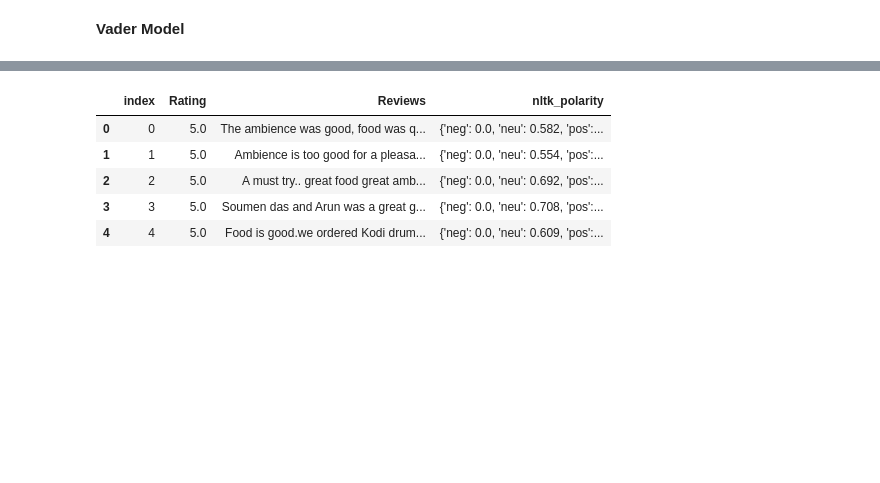
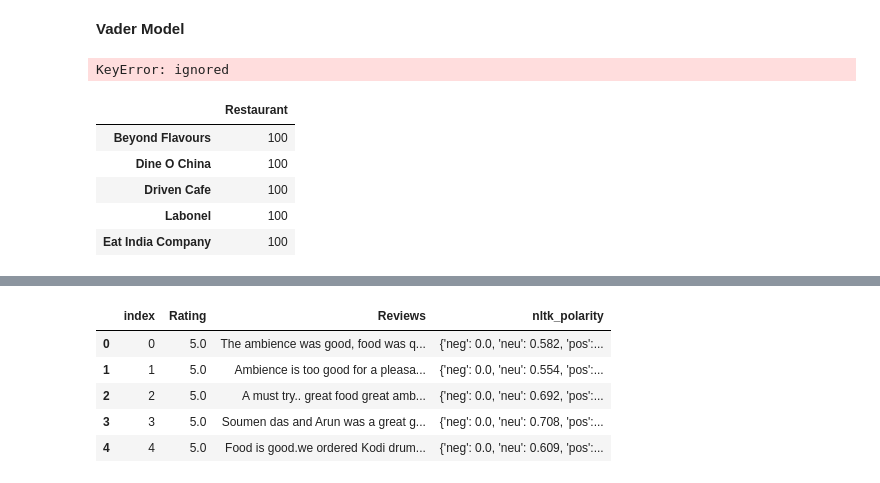
Before and after one commit to SethupathyM/Unsupervised_ML_Clustering_and_Sentiment_Analysis_Zomato_Restaurant, a Jupyter notebook: Zomato_Restaurant_Clustering_and_Sentiment_Analysis_.ipynb, the cells around one changed output, grey strips where cells are left out. Drawn from its saved outputs; the diff is of its cells as text; code cells hidden in the pictures; blank space fills up the shorter version.

```diff
--- a/Zomato_Restaurant_Clustering_and_Sentiment_Analysis_.ipynb
+++ b/Zomato_Restaurant_Clustering_and_Sentiment_Analysis_.ipynb
@@ -1119,0 +1122,4 @@ len(df_r['Reviewer'].value_counts())
+# %%
+merged_df = pd.merge(df_r, df, how="right", on='Name')
+# %% [output]
+KeyError: ignored
@@ -1119,0 +1132,10 @@ len(df_r['Reviewer'].value_counts())
+# %%
+rest = pd.DataFrame(df_r_copy['Restaurant'].value_counts())
+rest.head()
+# %% [output]
+|  | Restaurant |
+| Beyond Flavours | 100 |
+| Dine O China | 100 |
+| Driven Cafe | 100 |
+| Labonel | 100 |
+| Eat India Company | 100 |
```
Also changed, not shown: parts of 23 cells of this notebook.
